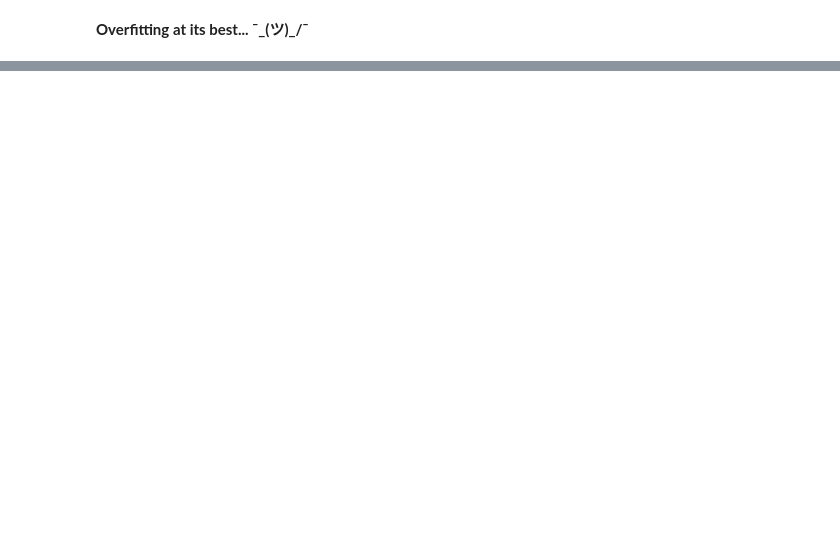
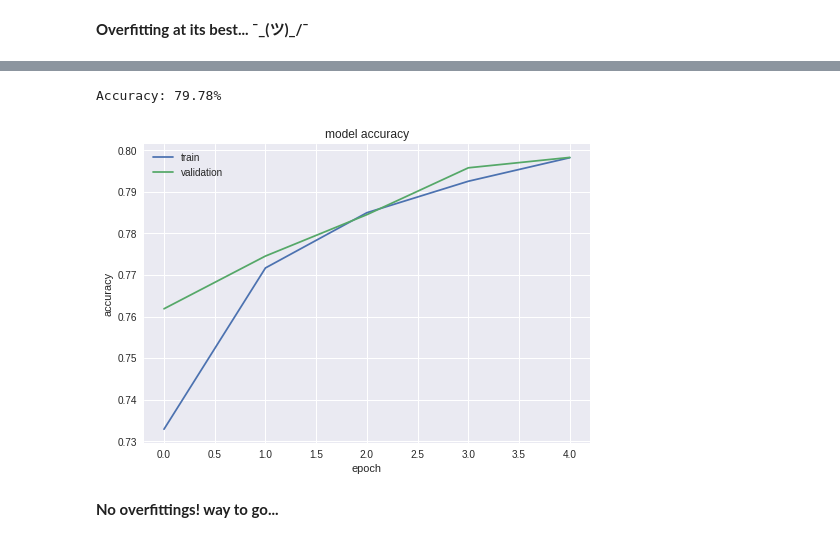
Before and after one commit to divyam25/NLP_for_Noobs, a Jupyter notebook: Tweet_Sent_DeepLearn.ipynb, the cells around one changed output, grey strips where cells are left out. Drawn from its saved outputs; the diff is of its cells as text; code cells hidden in the pictures; blank space fills up the shorter version.

```diff
--- a/Tweet_Sent_DeepLearn.ipynb
+++ b/Tweet_Sent_DeepLearn.ipynb
@@ -207,0 +254,6 @@ X_train_E.shape
+# %%
+X1_train = np.array(X1_train).reshape((2000000,62,1))
+X1_test = np.array(X1_test).reshape((500000,62,1))
+# %%
+X1_train_E = np.array(X1_train).reshape((2000000,62))
+X1_test_E = np.array(X1_test).reshape((500000,62))
@@ -318,0 +382,14 @@ plt.show()
+# %%
+model2 = Sequential()
+model2.add(Embedding(61, 30, input_length=62))
+model2.add(Conv1D(32, 3, input_shape=(62,30), padding='same', activation='relu'))
+model2.add(Conv1D(32, 3, padding='same', activation='relu'))
+model2.add(MaxPooling1D(pool_size=2))
+model2.add(Conv1D(64, 3, padding='same', activation='relu'))
+model2.add(MaxPooling1D(pool_size=2))
+model2.add(Flatten())
+model2.add(Dense(800, activation='relu'))
+model2.add(Dropout(0.5))
+model2.add(Dense(1, activation='sigmoid'))
+model2.compile(loss='binary_crossentropy', optimizer='adam', metrics=['accuracy'])
+print(model2.summary())
@@ -318,0 +414,2 @@ plt.show()
+# %%
+history = model2.fit(X1_train_E, y1_train, validation_split = 0.2, epochs=5, batch_size=1000)
@@ -318,0 +424,17 @@ plt.show()
+# %%
+scores = model2.evaluate(X1_test_E,y1_test,verbose = 0)
+print("Accuracy: %.2f%%" % (scores[1]*100))
+# %% [output]
+Accuracy: 79.78%
+# %%
+plt.plot(history.history['acc'])
+plt.plot(history.history['val_acc'])
+plt.title('model accuracy')
+plt.ylabel('accuracy')
+plt.xlabel('epoch')
+plt.legend(['train', 'validation'], loc='best')
+plt.show()
+# %% [output]
+[figure, added]
+# %% [markdown]
+**No overfittings! way to go...**
```
Also changed, not shown: parts of 37 cells of this notebook.
